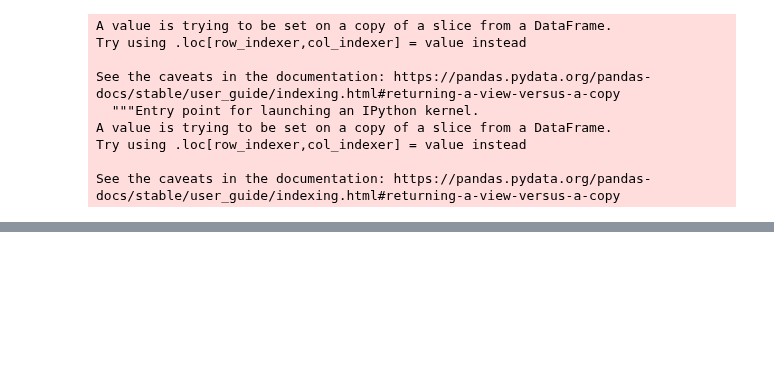
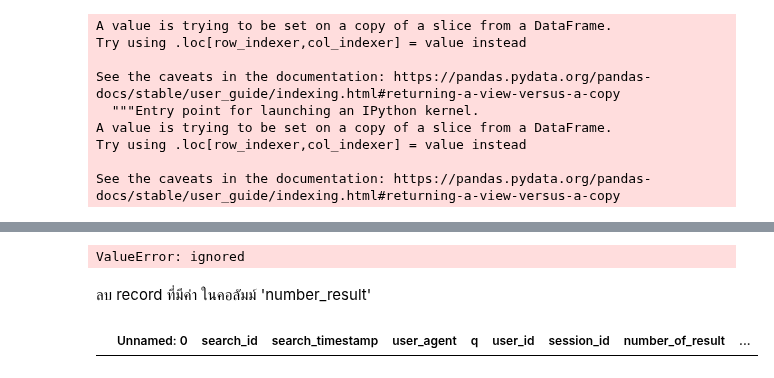
Before and after one commit to jiriyaporn/data_viz, a Jupyter notebook: histrogram.ipynb, the cells around one changed output, grey strips where cells are left out. Cells and saved outputs as stored; diff of their text form; code cells hidden in the pictures; blank space fills up the shorter version.

```diff
--- a/histrogram.ipynb
+++ b/histrogram.ipynb
@@ -101,0 +135,6 @@ NameError: ignored
+# %%
+search_request['number_of_result'].astype('int32')
+# %% [output]
+ValueError: ignored
+# %% [markdown]
+ลบ record ที่มีค่า ในคอลัมม์ 'number_result'
@@ -101,0 +145,5 @@ NameError: ignored
+# %%
+
+search_request[search_request['number_of_result']=='number_of_result']
+# %% [output]
+|  | Unnamed: 0 | search_id | search_timestamp | user_agent | q | user_id | session_id | number_of_result | ... |
```
Also changed, not shown: parts of 25 cells of this notebook.
